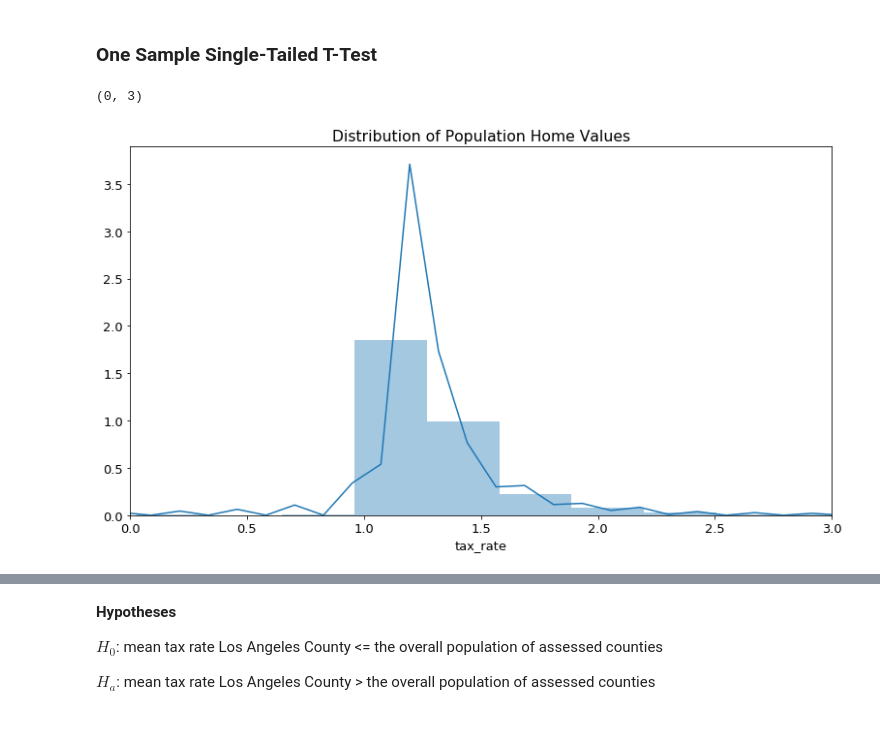
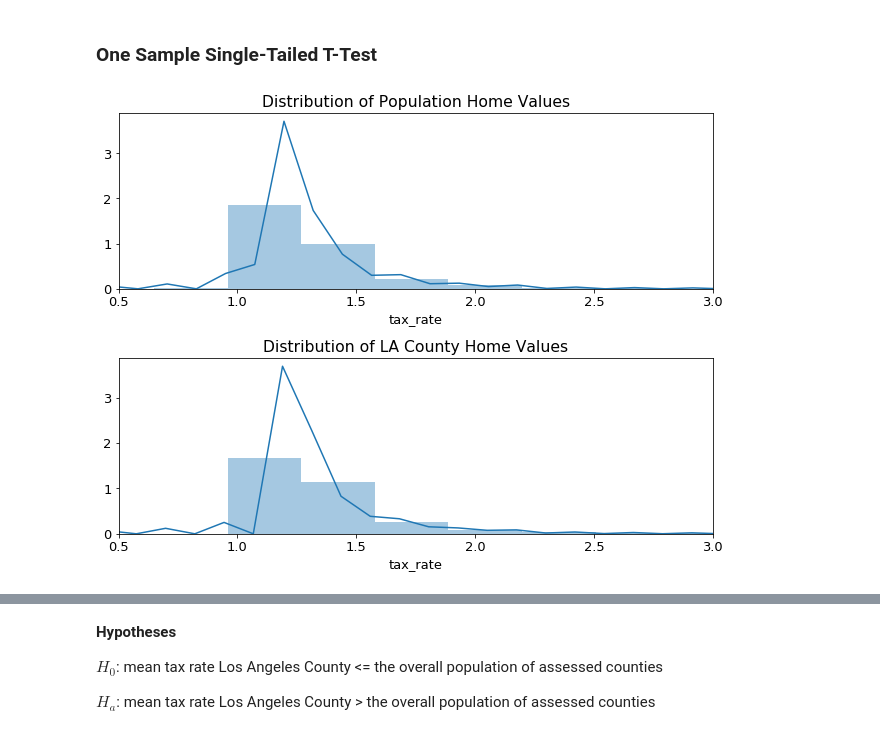
Before and after one commit to Brandon-Martinez27/zillow_regression_project, a Jupyter notebook: zillow_notebook_b.ipynb, the cells around one changed output, grey strips where cells are left out. Saved outputs shown, nothing was run; the diff lists cells and outputs as text; code cells hidden in the pictures.

```diff
--- a/zillow_notebook_b.ipynb
+++ b/zillow_notebook_b.ipynb
@@ -220,6 +223,7 @@ Text(0.5, 1.0, 'Tax Rate per County')
 [figure]
 # %%
 # visualize the number of single unit homes for each county
+plt.rc("figure", figsize= (7,13))
 sns.countplot(x = 'county', data=train, palette='Purples', ec='black', linewidth=2)
 plt.title('Count of Single Unit Homes in each County')
 # %% [output]
@@ -251,9 +257,16 @@ Does LA County have a higher average tax rate than the overall population?
 ### One Sample Single-Tailed T-Test
 # %%
 #plt.hist(train.tax_rate)
+plt.rc("figure", figsize= (9,7))
+plt.subplot(211)
 sns.distplot(train.tax_rate)
 plt.title('Distribution of Population Home Values')
-plt.xlim(0,3)
+plt.xlim(.5,3)
+
+plt.subplot(212)
+sns.distplot(train[train.county == 'Los Angeles County'].tax_rate)
+plt.title('Distribution of LA County Home Values')
+plt.xlim(.5, 3)
+plt.tight_layout()
 # %% [output]
-(0, 3)
-[figure, old version]
+[figure, new version]
```
Also changed, not shown: parts of 26 cells of this notebook.
